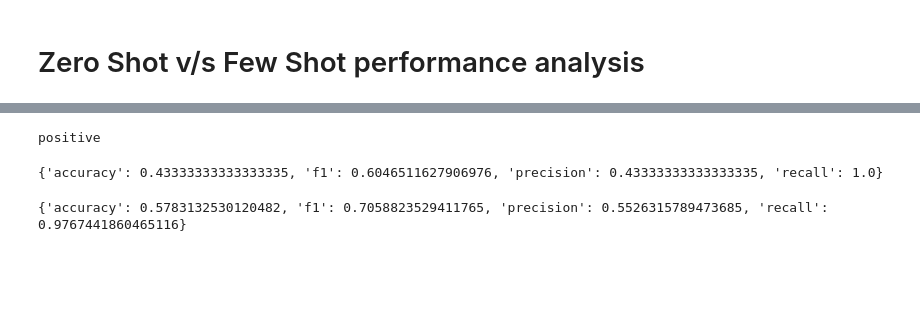
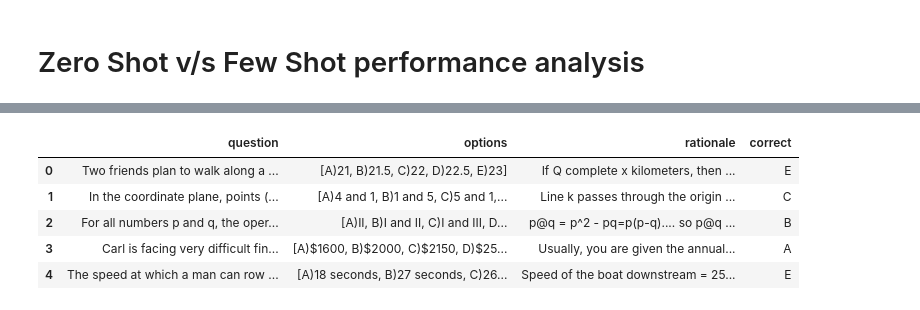
Before and after one commit to Rudradev2906/TERM-PROJECT, a Jupyter notebook: Prompt Engineering Study/prompt_study.ipynb, the cells around one changed output, grey strips where cells are left out. Cells and saved outputs as stored; diff of their text form; code cells hidden in the pictures; blank space fills up the shorter version.

Commit message:
new file:   Prompt Engineering Study/aqua-zero-output.txt modified:   Prompt Engineering Study/prompt_study.ipynb

```diff
--- a/Prompt Engineering Study/prompt_study.ipynb
+++ b/Prompt Engineering Study/prompt_study.ipynb
@@ -209,60 +2,0 @@ To support symlinks on Windows, you either need to activate Developer Mode or to
-# %%
-# example
-response_2 = get_model_response_tinyL(model_2, tokenizer_2, zero_shot_prompt('This movie was as bad Epic movie!'), device) # negative (Epic movie was not good)
-print(response_2)
-# %% [output]
-positive
-# %%
-# Zero shot
-predictions_tinyL_zero = []
-labels_tinyL_zero = []
-
-for review in dataset:
-    text, label = review['text'], review['label']
-    prompt = zero_shot_prompt(text)
-    response = get_model_response_tinyL(model_2, tokenizer_2, prompt, device)
-
-    if response == 'positive':
-        predict = 1
-    elif response == 'negative':
-        predict = 0
-    else:
-        predict = -1
-
-    if predict != -1:
-        predictions_tinyL_zero.append(predict)
-        labels_tinyL_zero.append(label)
-
-if len(predictions_tinyL_zero) > 0:
-    print(calculate_metrics(predictions_tinyL_zero, labels_tinyL_zero))
-else:
-    print('No response')
-# %% [output]
-{'accuracy': 0.43333333333333335, 'f1': 0.6046511627906976, 'precision': 0.43333333333333335, 'recall': 1.0}
-# %%
-# Few shot
-predictions_tinyL_few = []
-labels_tinyL_few = []
-
-for review in dataset:
-    text, label = review['text'], review['label']
-    prompt = few_shot_prompt(text)
-    response = get_model_response_tinyL(model_2, tokenizer_2, prompt, device)
-
-    if response == 'positive':
-        predict = 1
-    elif response == 'negative':
-        predict = 0
-    else:
-        predict = -1
-
-    if predict != -1:
-        predictions_tinyL_few.append(predict)
-        labels_tinyL_few.append(label)
-
-if len(predictions_tinyL_few) > 0:
-    print(calculate_metrics(predictions_tinyL_few, labels_tinyL_few))
-else:
-    print('No response')
-# %% [output]
-{'accuracy': 0.5783132530120482, 'f1': 0.7058823529411765, 'precision': 0.5526315789473685, 'recall': 0.9767441860465116}
@@ -268,0 +8,16 @@ else:
+# %%
+import pandas as pd
+
+aqua_train_path = 'E:/Data/AQuA Dataset/train.json'
+
+df = pd.read_json(aqua_train_path, lines = True)
+df = df.head(5000)
+# %%
+df.head()
+# %% [output]
+|  | question | options | rationale | correct |
+| 0 | Two friends plan to walk along a ... | [A)21, B)21.5, C)22, D)22.5, E)23] | If Q complete x kilometers, then ... | E |
+| 1 | In the coordinate plane, points (... | [A)4 and 1, B)1 and 5, C)5 and 1,... | Line k passes through the origin ... | C |
+| 2 | For all numbers p and q, the oper... | [A)II, B)I and II, C)I and III, D... | p@q = p^2 - pq=p(p-q).... so p@q ... | B |
+| 3 | Carl is facing very difficult fin... | [A)$1600, B)$2000, C)$2150, D)$25... | Usually, you are given the annual... | A |
+| 4 | The speed at which a man can row ... | [A)18 seconds, B)27 seconds, C)26... | Speed of the boat downstream = 25... | E |
```
Also changed, not shown: parts of 31 cells of this notebook, 1 other file.
